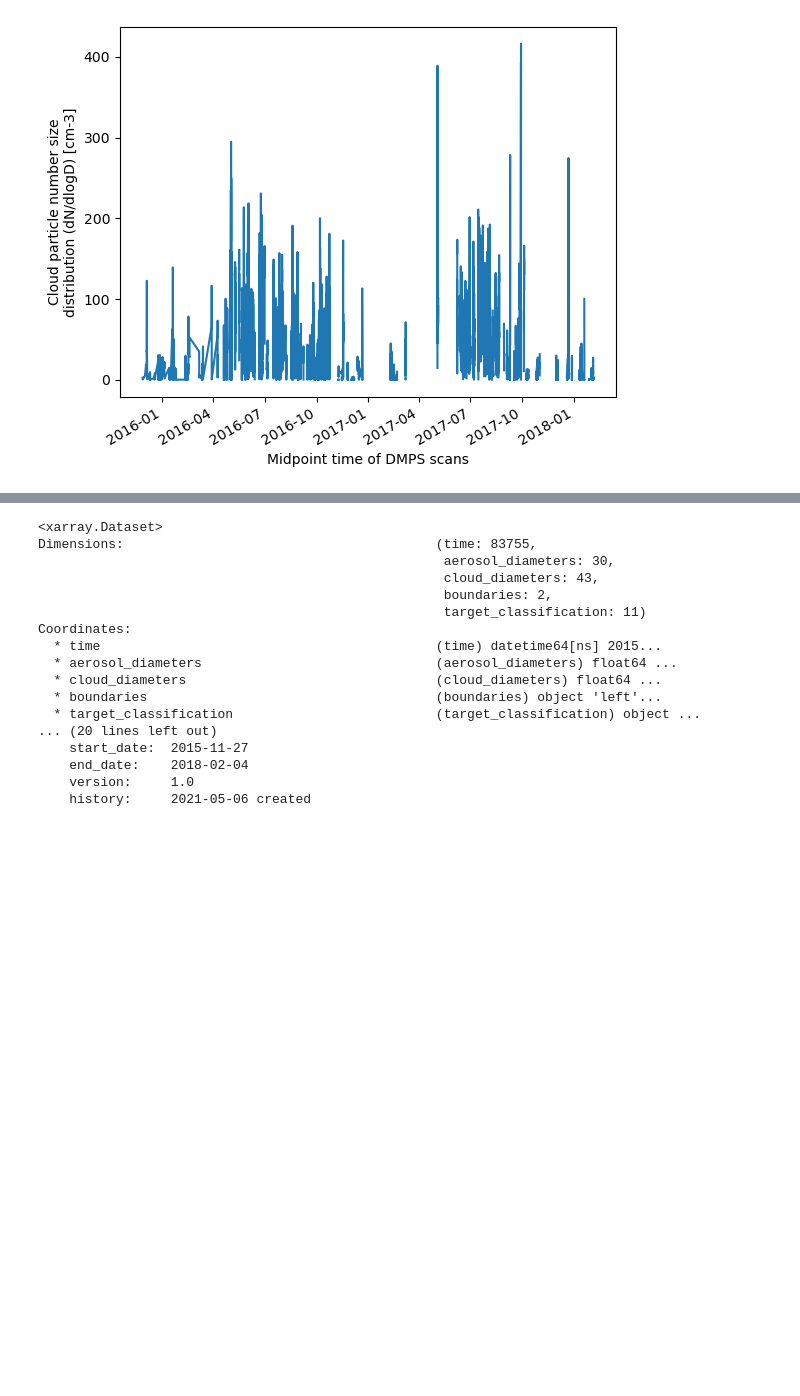
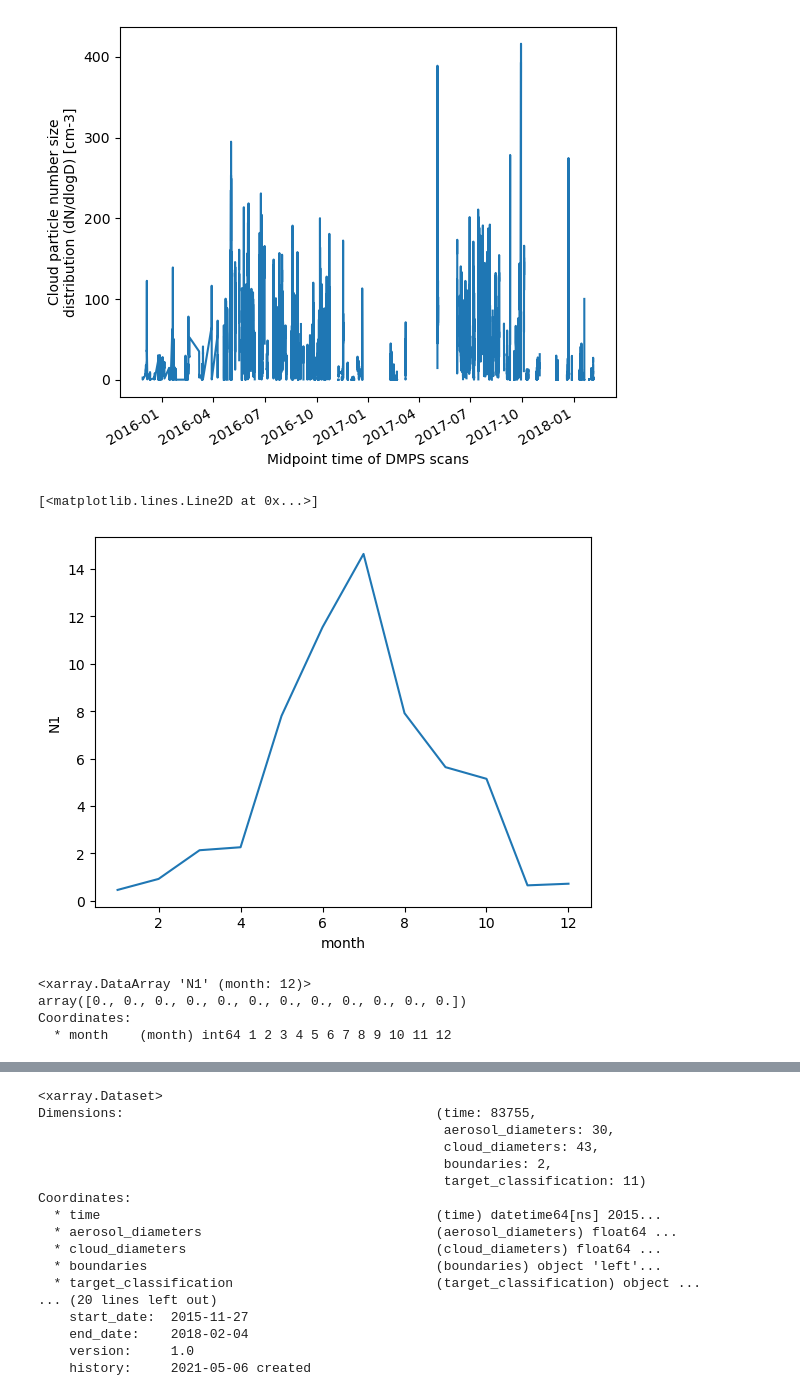
Before and after one commit to eScience-course/-Tjaernoe2022-group1, a Jupyter notebook: notebooks/Ingvild/Getting_started.ipynb, the cells around one changed output, grey strips where cells are left out. Saved outputs shown, nothing was run; the diff lists cells and outputs as text; code cells hidden in the pictures; blank space fills up the shorter version.

```diff
--- a/notebooks/Ingvild/Getting_started.ipynb
+++ b/notebooks/Ingvild/Getting_started.ipynb
@@ -35,0 +231,14 @@ data1['cloud_particle_size_distribution'].mean('cloud_diameters', keep_attrs=Tru
+# %%
+cpsd1_months = data1['N1'].groupby('time.month').mean(keep_attrs=True)
+# %%
+cpsd1_months.plot()
+# %% [output]
+[<matplotlib.lines.Line2D at 0x...>]
+[figure, added]
+# %%
+cpsd1_months
+# %% [output]
+<xarray.DataArray 'N1' (month: 12)>
+array([0., 0., 0., 0., 0., 0., 0., 0., 0., 0., 0., 0.])
+Coordinates:
+  * month    (month) int64 1 2 3 4 5 6 7 8 9 10 11 12
```
Also changed, not shown: parts of 30 cells of this notebook.
